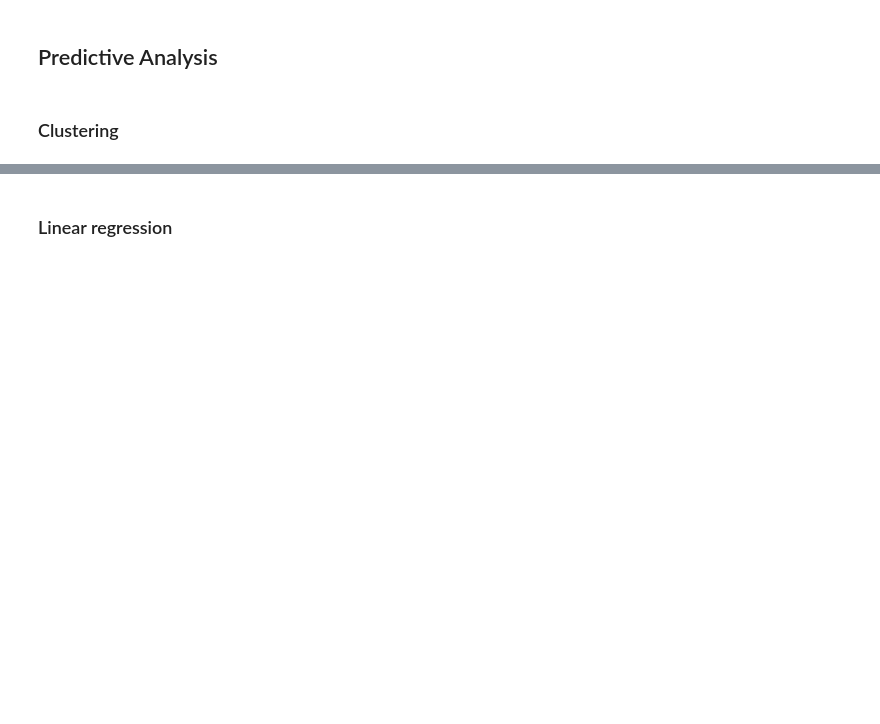
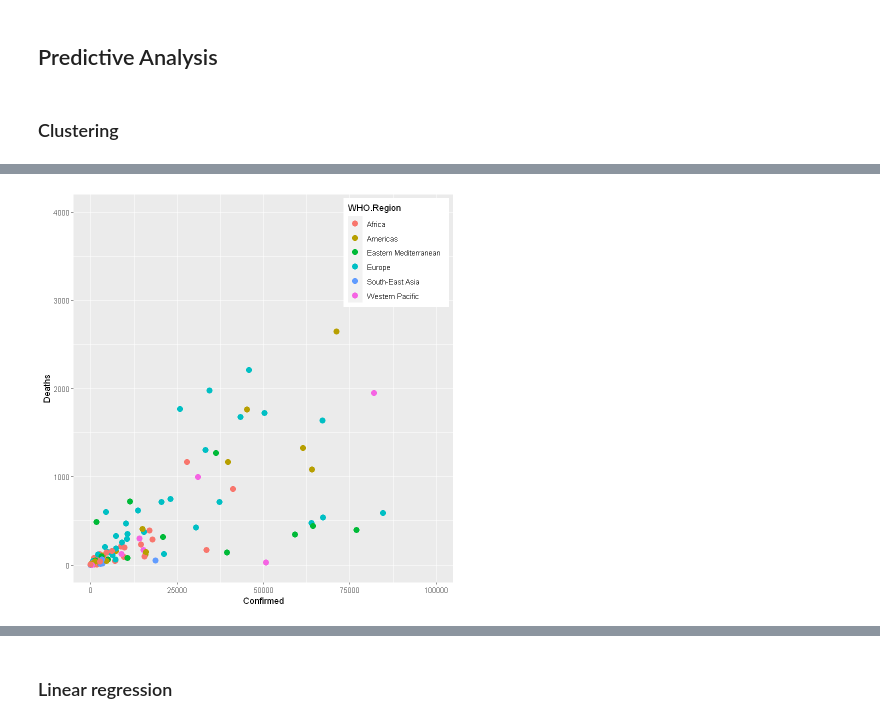
Before and after one commit to Giovo17/covid-country-analysis, a Jupyter notebook: covid-country-analysis.ipynb, the cells around one changed output, grey strips where cells are left out. Saved outputs shown, nothing was run; the diff lists cells and outputs as text; code cells hidden in the pictures; blank space fills up the shorter version.

```diff
--- a/covid-country-analysis.ipynb
+++ b/covid-country-analysis.ipynb
@@ -1657,0 +1704,7 @@ pairs(df_scaled, col=c(1:k)[fit_kmeans$cluster])
+# %%
+ggplot(df, aes(x=Confirmed, y=Deaths, color=WHO.Region)) +
+    geom_point(size=3) +
+    xlim(0,100000) +
+    ylim(0,4000) +
+    theme(legend.position = c(0.85, 0.85))
+# %% [output]
@@ -1657,0 +1713 @@ pairs(df_scaled, col=c(1:k)[fit_kmeans$cluster])
+[figure, added]
```
Also changed, not shown: parts of 109 cells of this notebook, 7 other files.
